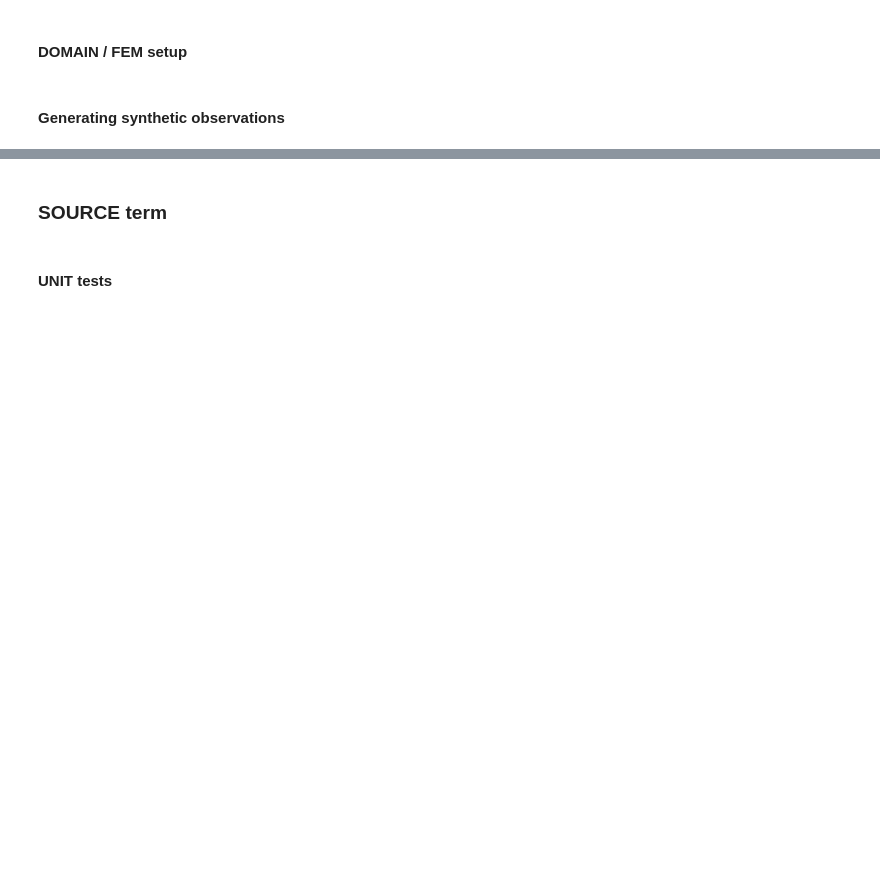
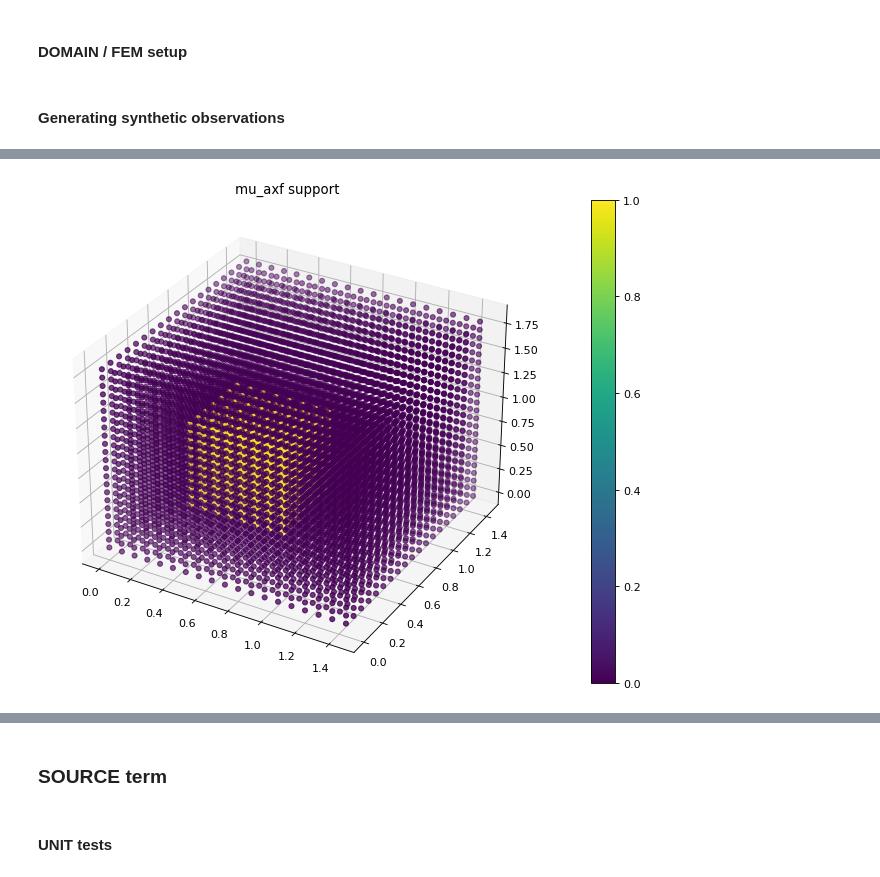
Before and after one commit to IBM/DOT, a Jupyter notebook: FDOTsynt-SrcEst-KLdiv-Scaled-cvxpy-mosek.ipynb, the cells around one changed output, grey strips where cells are left out. Drawn from its saved outputs; the diff is of its cells as text; code cells hidden in the pictures; blank space fills up the shorter version.

```diff
--- a/FDOTsynt-SrcEst-KLdiv-Scaled-cvxpy-mosek.ipynb
+++ b/FDOTsynt-SrcEst-KLdiv-Scaled-cvxpy-mosek.ipynb
@@ -85,10 +88,19 @@ top_boundary_marker = fem.CompiledSubDomain(f'(near(x[2], {lb_z}) || near(x[2],
 
 eps = 1e-10
 num_el = 3
-near_boundary_marker = fem.CompiledSubDomain(f'(x[0]<{lb_x + num_el*(rb_x-lb_x)/Nel_x + eps} || x[0]>{rb_x - num_el*(rb_x-lb_x)/Nel_x - eps}) &&'+
-                                             f'(x[1]<{lb_y + num_el*(rb_y-lb_y)/Nel_y + eps} || x[1]> {rb_y - num_el*(rb_y-lb_y)/Nel_y - eps}) &&'+
-                                             f'(x[2]<{lb_z + num_el*(rb_z-lb_z)/Nel_z + eps} || x[2]> {rb_z - num_el*(rb_z-lb_z)/Nel_z - eps})')
+lbx_marker = lb_x + num_el*(rb_x-lb_x)/Nel_x + eps
+rbx_marker = rb_x - num_el*(rb_x-lb_x)/Nel_x - eps
 
+lby_marker = lb_y + num_el*(rb_y-lb_y)/Nel_y + eps
+rby_marker = rb_y - num_el*(rb_y-lb_y)/Nel_y - eps
+
+lbz_marker = lb_z + num_el*(rb_z-lb_z)/Nel_z + eps
+rbz_marker = rb_z - num_el*(rb_z-lb_z)/Nel_z - eps
+
+near_boundary_marker = fem.CompiledSubDomain(f'(x[0]<{lbx_marker} || x[0]> {rbx_marker}) &&'+
+                                             f'(x[1]<{lby_marker} || x[1]> {rby_marker}) &&'+
+                                             f'(x[2]<{lbz_marker} || x[2]> {rbz_marker})')
+print('WARNING: SUPPORT OF mu_axf must be in ', '[', lbx_marker, ',', rbx_marker, ']', lby_marker, rby_marker, lbz_marker, rbz_marker)
 sub_domains = fem.MeshFunction("size_t", mesh, mesh.topology().dim() - 1)
 sub_domains.set_all(0)
 top_boundary_marker.mark(sub_domains, 1)
@@ -109,33 +123,19 @@ Q  = fem.FunctionSpace(mesh, P1)
 # W = fem.FunctionSpace(mesh, mixed_el2)
 # %%
 #DEFINE SUPPORT OF mu_axf - a polytope in the form [x_l,x_r] x [y_l,y_r] x [z_l, z_r]
-y_r = 0.2*2
-y_l = 0.05*2
+y_r = 0.2*4
+y_l = 0.25
 
-x_r = 0.28*2
-x_l = 0.1*2
+x_r = 0.9
+x_l = 0.25
 
-z_l = (0.0005+0.1)*2
-z_r = (0.3+0.1)*2
+z_l = 0.25
+z_r = (0.3+0.1)*3
+
+if (x_l < lbx_marker or x_r > rbx_marker or y_l < lby_marker or y_r > rby_marker or z_l < lbz_marker or z_r > rbz_marker):
+    print('WARNING: SUPPORT OF mu_axf - [x_l,x_r] x [y_l,y_r] x [z_l, z_r] should be in the complement of near_boundary_marker!')
 
 XiPhantom = fem.Function(Q)
-
-# def InsideSquare(x,y):
-#     cond1 = (y-vert_y[0])*(vert_x[1]-vert_x[0]) - (x-vert_x[0])*(vert_y[1]-vert_y[0]) <= 0
-#     cond2 = (y-vert_y[1])*(vert_x[2]-vert_x[1]) - (x-vert_x[1])*(vert_y[2]-vert_y[1]) <= 0
-#     cond3 = (y-vert_y[2])*(vert_x[3]-vert_x[2]) - (x-vert_x[2])*(vert_y[3]-vert_y[2]) <= 0
-#     cond4 = (y-vert_y[3])*(vert_x[0]-vert_x[3]) - (x-vert_x[3])*(vert_y[0]-vert_y[3]) <= 0
-#     #print(cond1,cond2,cond3,cond4)
-#     if cond1 and cond2 and cond3 and cond4:
-#         return 1
-#     return 0
-
-# def InsideSquare1(x,y):
-#     cond1 = (y<0.2 and y>0.05)
-#     cond2 = (x < 0.28 and x> 0.1)
-#     if cond1 and cond2:
-#         return 1
-#     return 0
 
 def InsideCube(x,y,z,lb,rb):
     if rb[0]==rb_x:
@@ -148,32 +148,34 @@ def InsideCube(x,y,z,lb,rb):
     else:
         cond_y = (y < rb[1] and y >= lb[1])
 
     if rb[2] == rb_z:
         cond_z = (z <= rb[2] and z >= lb[2])
     else:
         cond_z = (z < rb[2] and z >= lb[2])
 
     if cond_x and cond_y and cond_z:
         return 1
     return 0
 
 dofs = Q.tabulate_dof_coordinates()
 
 for i in range(dofs.shape[0]):
     if InsideCube(dofs[i,0],dofs[i,1],dofs[i,2],[x_l,y_l,z_l],[x_r,y_r,z_r]):
         XiPhantom.vector()[i] = 1
     else:
         XiPhantom.vector()[i] = 0
 
 # for i in range(dofs.shape[0]):
 #     if dofs[i,2]<=0.3 and dofs[i,2]> 0.0005 and InsideSquare1(dofs[i,0],dofs[i,1]):
 #         XiPhantom.vector()[i] = 1
 #     else:
 #         XiPhantom.vector()[i] = 0
 
 plt.figure(num=None, figsize=(20, 8), dpi=80, facecolor='w', edgecolor='k')
 img = fem.plot(XiPhantom)
 plt.colorbar(img)
 tmp = plt.title('mu_axf support')
+# %% [output]
+[figure, added]
 # %%
 # DEFINE supports for local Total Variation regularization
```
Also changed, not shown: parts of 22 cells of this notebook.
